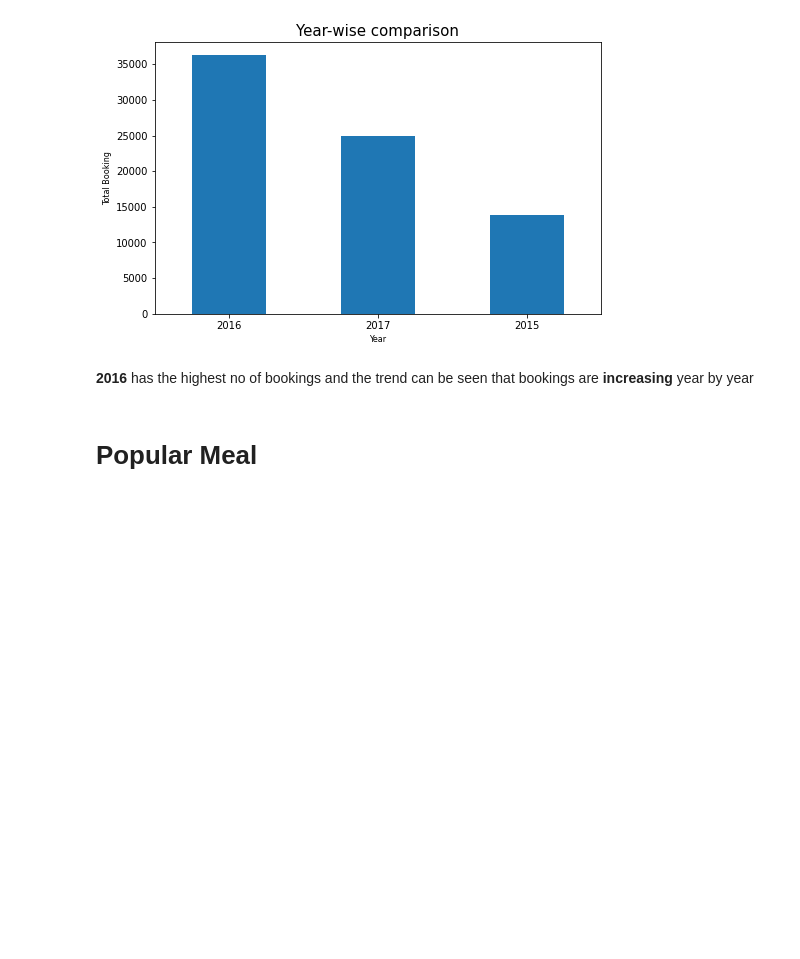
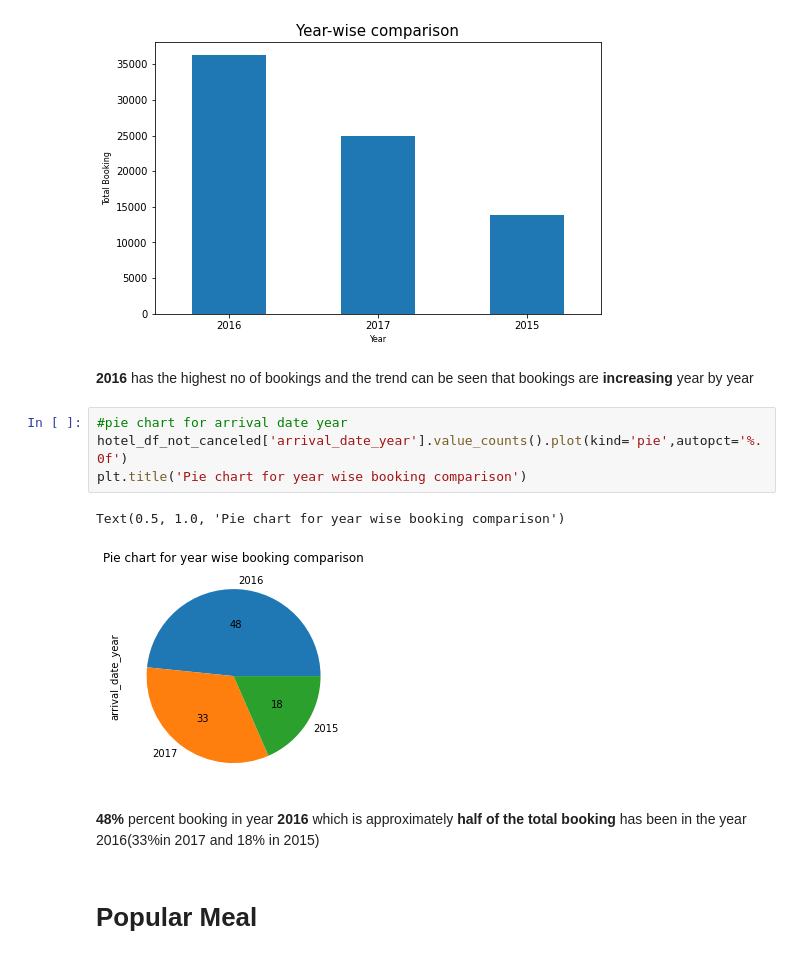
Before and after one commit to kfaisalofficial/Hotel-booking-analysis, a Jupyter notebook: Copy_of_Hotel_Booking_Analysis_Capstone_Project.ipynb, the cells around one changed output. Cells and saved outputs as stored; diff of their text form; blank space fills up the shorter version.

```diff
--- a/Copy_of_Hotel_Booking_Analysis_Capstone_Project.ipynb
+++ b/Copy_of_Hotel_Booking_Analysis_Capstone_Project.ipynb
@@ -289,6 +289,15 @@ Text(0.5, 1.0, 'Year-wise comparison')
 [figure]
 # %% [markdown]
 **2016** has the highest no of bookings and the trend can be seen that bookings are **increasing** year by year
+# %%
+#pie chart for arrival date year
+hotel_df_not_canceled['arrival_date_year'].value_counts().plot(kind='pie',autopct='%.0f')
+plt.title('Pie chart for year wise booking comparison')
+# %% [output]
+Text(0.5, 1.0, 'Pie chart for year wise booking comparison')
+[figure, added]
+# %% [markdown]
+**48%** percent booking in year **2016** which is approximately **half of the total booking** has been in the year 2016(33%in 2017 and 18% in 2015)
 # %% [markdown]
 # Popular Meal
 # %%
```
Also changed, not shown: parts of 1 cell of this notebook.
